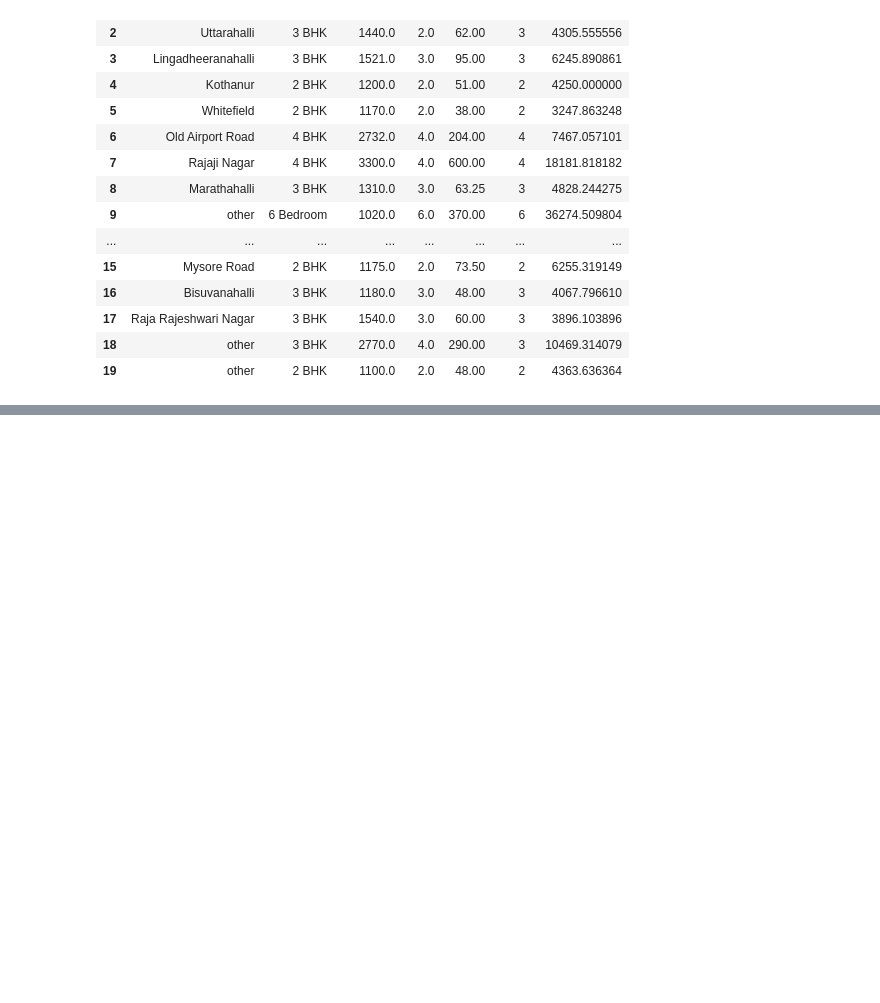
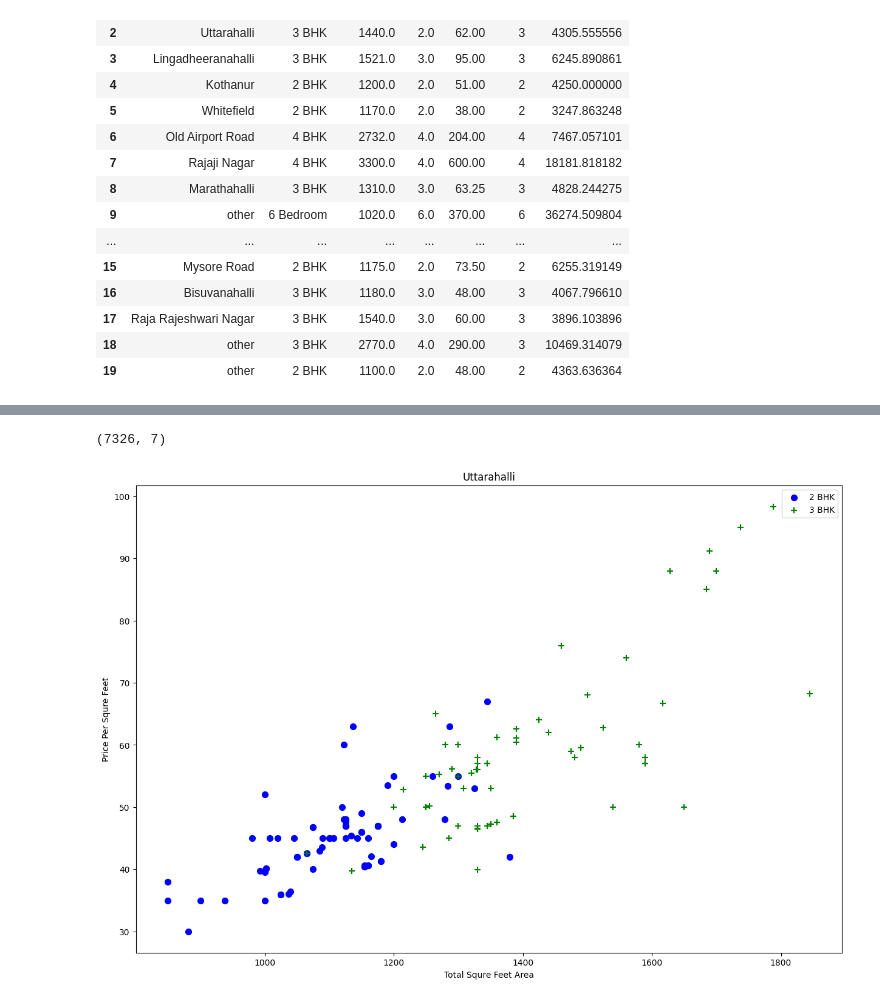
Before and after one commit to truongvanchinh/Real-Estate-Price-Prediction-Project, a Jupyter notebook: main.ipynb, the cells around one changed output, grey strips where cells are left out. Saved outputs shown, nothing was run; the diff lists cells and outputs as text; code cells hidden in the pictures; blank space fills up the shorter version.

```diff
--- a/main.ipynb
+++ b/main.ipynb
@@ -240,0 +372,9 @@ df_drop_na_convert_lakh.head(20)
+# %%
+df8 = remove_bhk_outliers(df7)
+df8.shape
+# %% [output]
+(7326, 7)
+# %%
+plot_scatter_chart(df7, "Uttarahalli")
+# %% [output]
+[figure, added]
```
Also changed, not shown: parts of 17 cells of this notebook.
